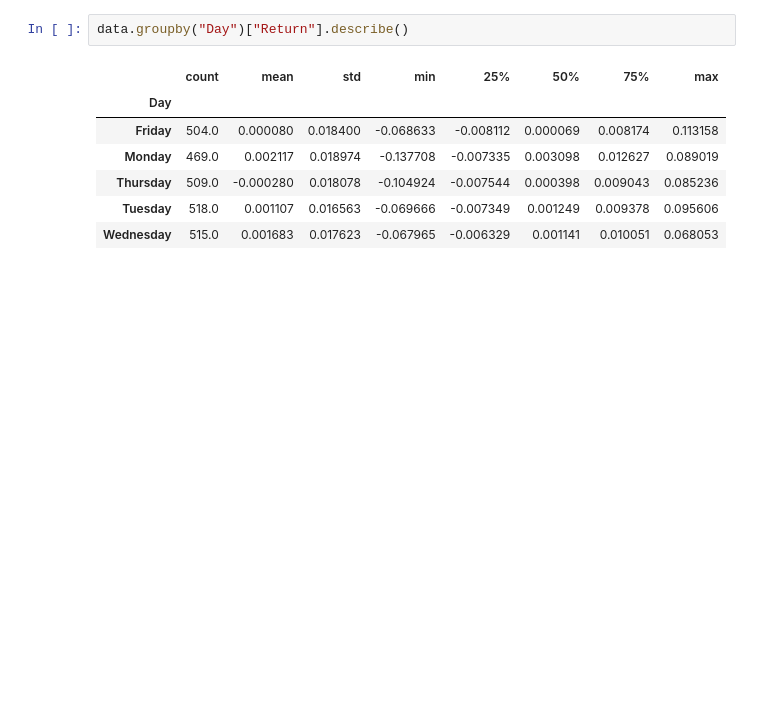
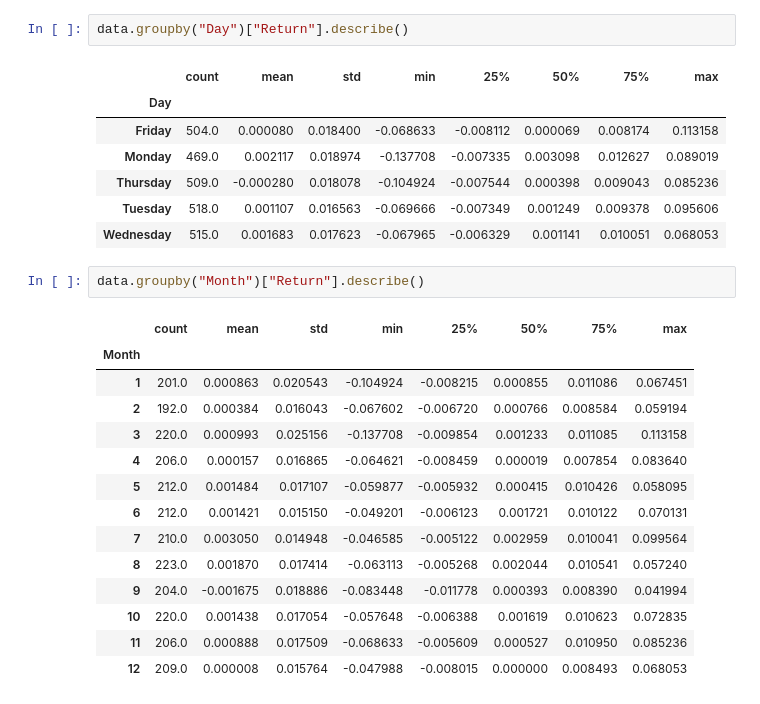
Before and after one commit to mbrwn22/StockModeling, a Jupyter notebook: jupytertest.ipynb, the cells around one changed output. Saved outputs shown, nothing was run; the diff lists cells and outputs as text; blank space fills up the shorter version.

Commit message:
added descriptive stats for monthly returns

```diff
--- a/jupytertest.ipynb
+++ b/jupytertest.ipynb
@@ -113,3 +113,20 @@ data.groupby("Day")["Return"].describe()
 | Thursday | 509.0 | -0.000280 | 0.018078 | -0.104924 | -0.007544 | 0.000398 | 0.009043 | 0.085236 |
 | Tuesday | 518.0 | 0.001107 | 0.016563 | -0.069666 | -0.007349 | 0.001249 | 0.009378 | 0.095606 |
 | Wednesday | 515.0 | 0.001683 | 0.017623 | -0.067965 | -0.006329 | 0.001141 | 0.010051 | 0.068053 |
+# %%
+data.groupby("Month")["Return"].describe()
+# %% [output]
+|  | count | mean | std | min | 25% | 50% | 75% | max |
+| Month |  |  |  |  |  |  |  |  |
+| 1 | 201.0 | 0.000863 | 0.020543 | -0.104924 | -0.008215 | 0.000855 | 0.011086 | 0.067451 |
+| 2 | 192.0 | 0.000384 | 0.016043 | -0.067602 | -0.006720 | 0.000766 | 0.008584 | 0.059194 |
+| 3 | 220.0 | 0.000993 | 0.025156 | -0.137708 | -0.009854 | 0.001233 | 0.011085 | 0.113158 |
+| 4 | 206.0 | 0.000157 | 0.016865 | -0.064621 | -0.008459 | 0.000019 | 0.007854 | 0.083640 |
+| 5 | 212.0 | 0.001484 | 0.017107 | -0.059877 | -0.005932 | 0.000415 | 0.010426 | 0.058095 |
+| 6 | 212.0 | 0.001421 | 0.015150 | -0.049201 | -0.006123 | 0.001721 | 0.010122 | 0.070131 |
+| 7 | 210.0 | 0.003050 | 0.014948 | -0.046585 | -0.005122 | 0.002959 | 0.010041 | 0.099564 |
+| 8 | 223.0 | 0.001870 | 0.017414 | -0.063113 | -0.005268 | 0.002044 | 0.010541 | 0.057240 |
+| 9 | 204.0 | -0.001675 | 0.018886 | -0.083448 | -0.011778 | 0.000393 | 0.008390 | 0.041994 |
+| 10 | 220.0 | 0.001438 | 0.017054 | -0.057648 | -0.006388 | 0.001619 | 0.010623 | 0.072835 |
+| 11 | 206.0 | 0.000888 | 0.017509 | -0.068633 | -0.005609 | 0.000527 | 0.010950 | 0.085236 |
+| 12 | 209.0 | 0.000008 | 0.015764 | -0.047988 | -0.008015 | 0.000000 | 0.008493 | 0.068053 |
```
